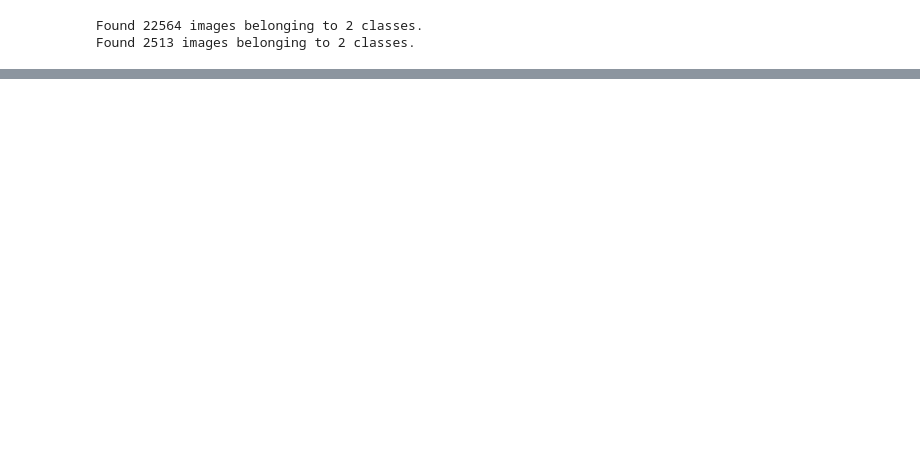
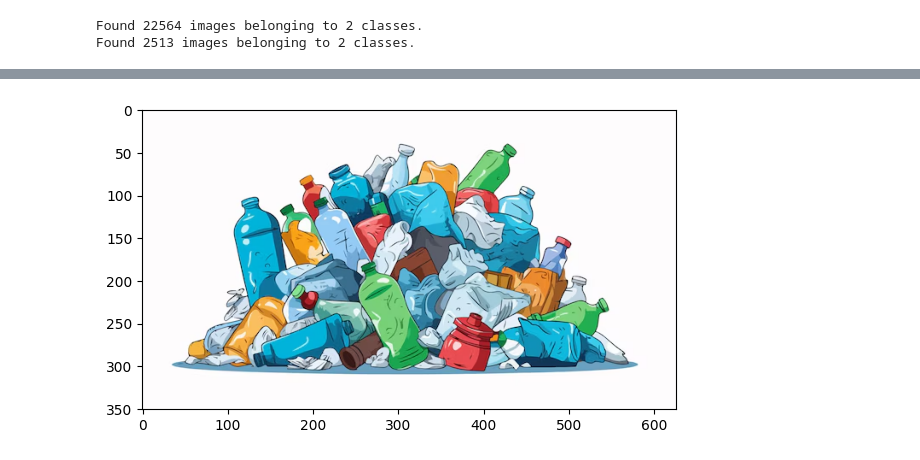
Before and after one commit to Aniket-79sci/Waste-Classification, a Jupyter notebook: wasteclasification.ipynb, the cells around one changed output, grey strips where cells are left out. Cells and saved outputs as stored; diff of their text form; code cells hidden in the pictures; blank space fills up the shorter version.

```diff
--- a/wasteclasification.ipynb
+++ b/wasteclasification.ipynb
@@ -253,2 +254,6 @@ predict_fun(test_img)
 The image shown is Organic Waste
 [figure]
+# %%
+test_img = cv2.imread('image.png')
+predict_fun(test_img)
+# %% [output]
@@ -254,0 +262 @@ The image shown is Organic Waste
+[figure, added]
```
Also changed, not shown: parts of 13 cells of this notebook.
